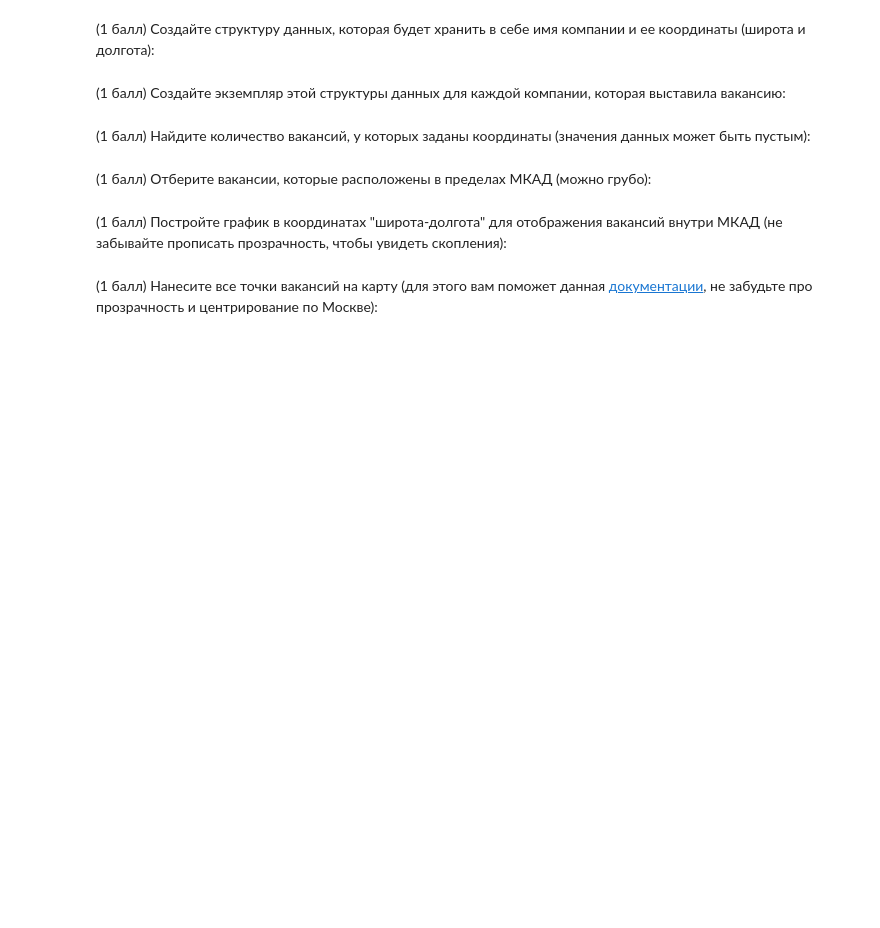
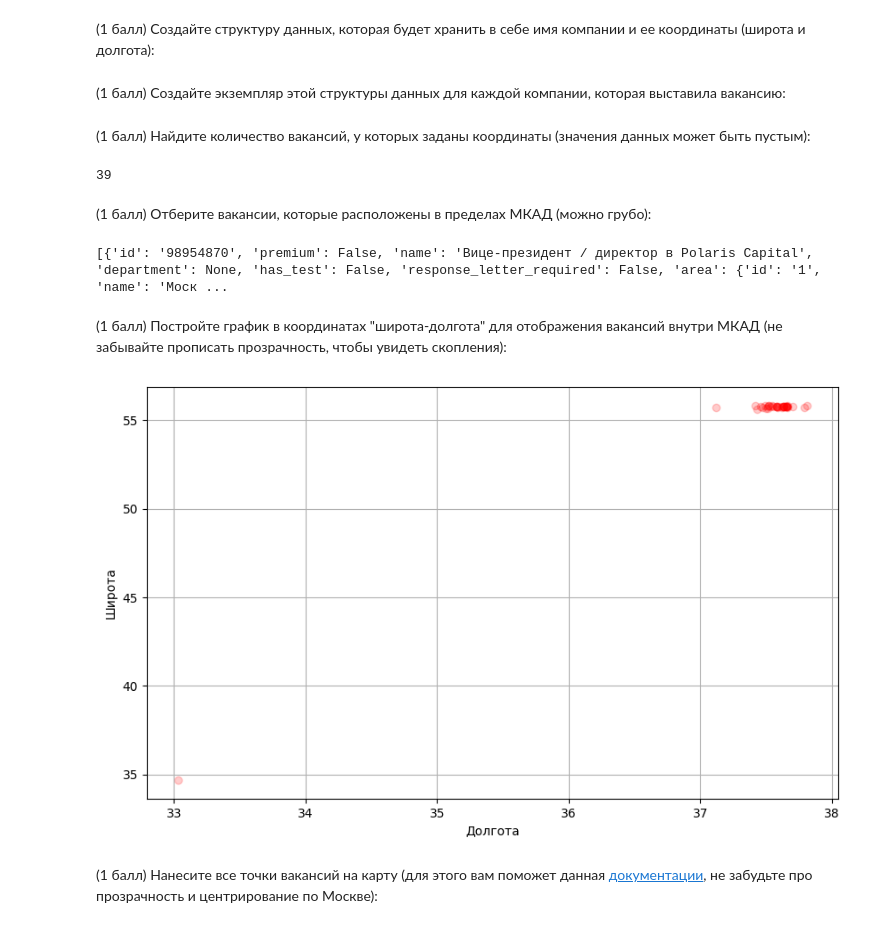
Before and after one commit to Zelimkhan4/API_APP, a Jupyter notebook: lab_work.ipynb, the cells around one changed output. Drawn from its saved outputs; the diff is of its cells as text; code cells hidden in the pictures; blank space fills up the shorter version.

```diff
--- a/lab_work.ipynb
+++ b/lab_work.ipynb
@@ -103,7 +108,7 @@ sum([i["pages"] for i in all_responces])
 (1 балл) Создайте структуру данных, которая будет хранить в себе имя компании и ее координаты (широта и долгота):
 # %%
 class Company:
-  def __init__(self, name, latitude=0, longitude=0):
+  def __init__(self, name, latitude=None, longitude=None):
     self.name = name
     self.latitude = latitude
     self.longitude = longitude
@@ -111,8 +116,12 @@ class Company:
 (1 балл) Создайте экземпляр этой структуры данных для каждой компании, которая выставила вакансию:
 # %%
 companies = []
+
 for i in range(5):
   for page in all_responces[i]["items"]:
-    companies.append(Company(page["employer"]["name"]))
+    if "address" in page["employer"]:
+      companies.append(Company(page["employer"]["name"],
+                               page["employer"]["address"].get("lat", None),
+                               page["employer"]["address"].get("long", None)))
 # %% [markdown]
 (1 балл) Найдите количество вакансий, у которых заданы координаты (значения данных может быть пустым):
@@ -121,2 +128,13 @@ for i in range(5):
+# %%
+vacancies_with_address = []
+for i in range(5):
+  for page in all_responces[i]["items"]:
+    # print(page)
+    if "address" in page and page["address"] is not None and "lat" in page["address"] and page["address"]["lat"] is not None and "lng" in page["address"] and page["address"]["lng"] is not None:
+      vacancies_with_address.append(page)
+
+print(len(vacancies_with_address))
+# %% [output]
+39
 # %% [markdown]
 (1 балл) Отберите вакансии, которые расположены в пределах МКАД (можно грубо):
@@ -125,2 +141,14 @@ for i in range(5):
+# %%
+def in_mkad(vacancy) -> bool:
+  lat_mkad = 55.73861111
+  lng_mkad = 37.61222222
+  radius_mkad = 0.46
+  if (vacancy["address"]["lng"] - lng_mkad) ** 2 + (vacancy["address"]["lat"] - lat_mkad) ** 2 <= radius_mkad**2:
+    return True
+  return False
+
+mkad_company = [i for i in vacancies_with_address if in_mkad(i)]
+# %% [output]
+[{'id': '98954870', 'premium': False, 'name': 'Вице-президент / директор в Polaris Capital', 'department': None, 'has_test': False, 'response_letter_required': False, 'area': {'id': '1', 'name': 'Моск ...
 # %% [markdown]
 (1 балл) Постройте график в координатах "широта-долгота" для отображения вакансий внутри МКАД (не забывайте прописать прозрачность, чтобы увидеть скопления):
@@ -129,2 +155,16 @@ for i in range(5):
+# %%
+import matplotlib.pyplot as plt
+
+lats = [i["address"]["lat"] for i in vacancies_with_address]
+lons = [i["address"]["lng"] for i in vacancies_with_address]
+
+plt.figure(figsize=(10, 6))
+plt.scatter(lons, lats, c='r', marker='o', alpha=0.2)  # c - цвет точек, marker - форма маркера
+plt.xlabel('Долгота')
+plt.ylabel('Широта')
+plt.grid(True)
+plt.show()
+# %% [output]
+[figure, added]
 # %% [markdown]
 (1 балл) Нанесите все точки вакансий на карту (для этого вам поможет данная <a target="_blank" href="https://plotly.com/python/mapbox-layers/">документации</a>, не забудьте про прозрачность и центрирование по Москве):
```
Also changed, not shown: parts of 9 cells of this notebook.
